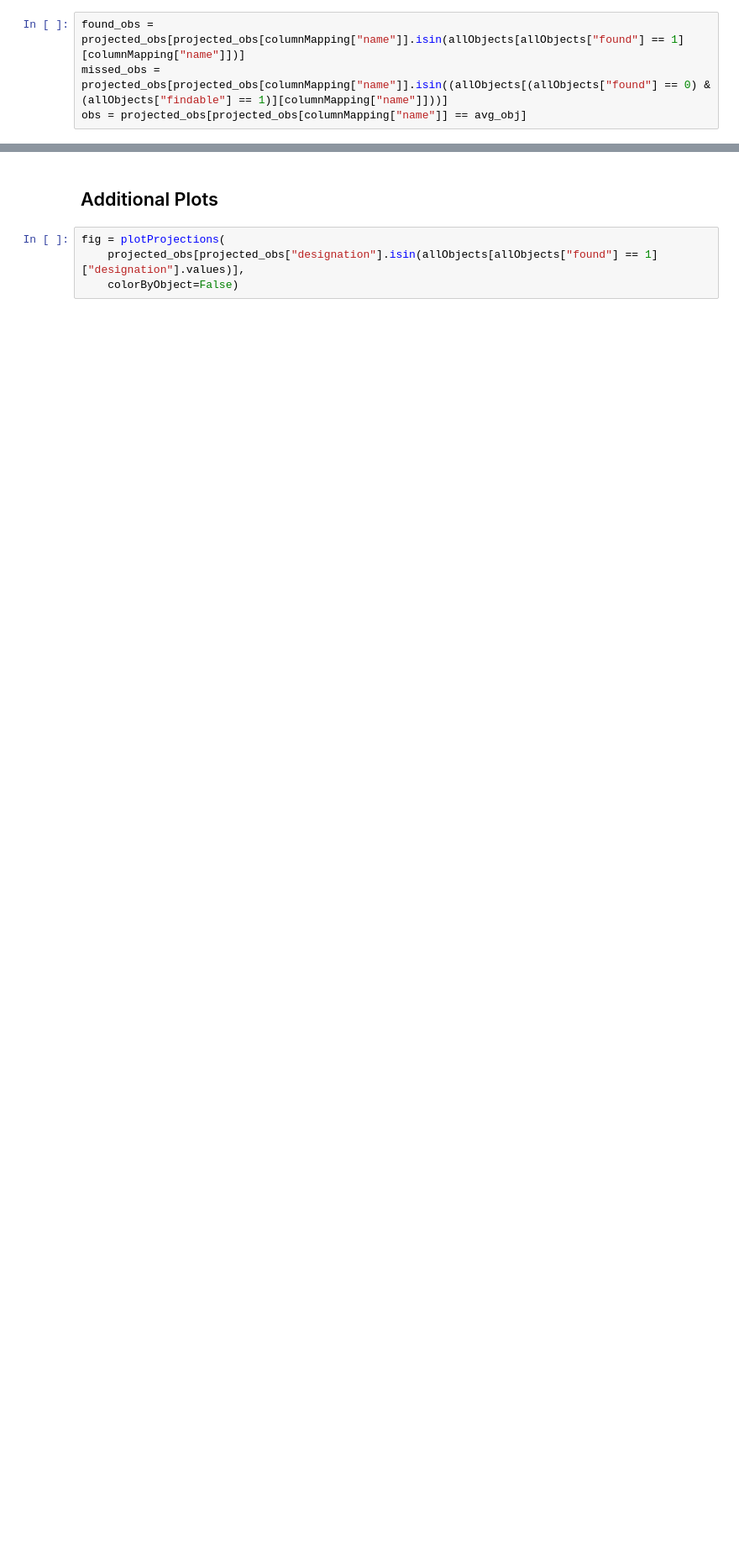
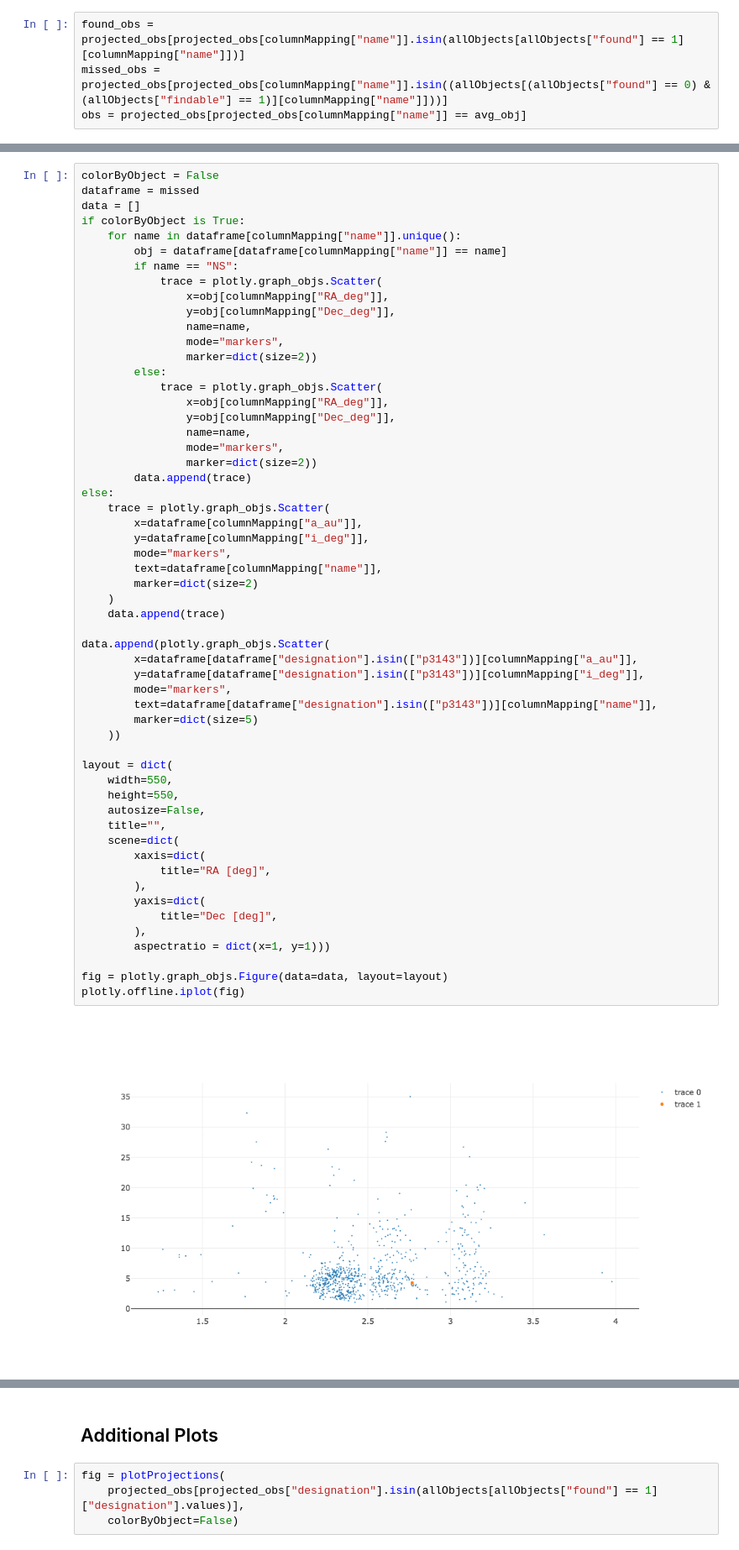
Before and after one commit to moeyensj/thor, a Jupyter notebook: notebooks/dev_msst.ipynb, the cells around one changed output, grey strips where cells are left out. Shown at 84% size. Drawn from its saved outputs; the diff is of its cells as text; blank space fills up the shorter version.

```diff
--- a/notebooks/dev_msst.ipynb
+++ b/notebooks/dev_msst.ipynb
@@ -242,0 +262,58 @@ Text(-0.0082271,0.000964367,'Found objects: 1023')
+# %%
+colorByObject = False
+dataframe = missed
+data = []
+if colorByObject is True:
+    for name in dataframe[columnMapping["name"]].unique():
+        obj = dataframe[dataframe[columnMapping["name"]] == name]
+        if name == "NS":
+            trace = plotly.graph_objs.Scatter(
+                x=obj[columnMapping["RA_deg"]],
+                y=obj[columnMapping["Dec_deg"]],
+                name=name,
+                mode="markers",
+                marker=dict(size=2))
+        else:
+            trace = plotly.graph_objs.Scatter(
+                x=obj[columnMapping["RA_deg"]],
+                y=obj[columnMapping["Dec_deg"]],
+                name=name,
+                mode="markers",
+                marker=dict(size=2))
+        data.append(trace)
+else:
+    trace = plotly.graph_objs.Scatter(
+        x=dataframe[columnMapping["a_au"]],
+        y=dataframe[columnMapping["i_deg"]],
+        mode="markers",
+        text=dataframe[columnMapping["name"]],
+        marker=dict(size=2)
+    )
+    data.append(trace)
+
+data.append(plotly.graph_objs.Scatter(
+        x=dataframe[dataframe["designation"].isin(["p3143"])][columnMapping["a_au"]],
+        y=dataframe[dataframe["designation"].isin(["p3143"])][columnMapping["i_deg"]],
+        mode="markers",
+        text=dataframe[dataframe["designation"].isin(["p3143"])][columnMapping["name"]],
+        marker=dict(size=5)
+    ))
+
+layout = dict(
+    width=550,
+    height=550,
+    autosize=False,
+    title="",
+    scene=dict(
+        xaxis=dict(
+            title="RA [deg]",
+        ),
+        yaxis=dict(
+            title="Dec [deg]",
+        ),
+        aspectratio = dict(x=1, y=1)))
+
+fig = plotly.graph_objs.Figure(data=data, layout=layout)
+plotly.offline.iplot(fig)
+# %% [output]
+[figure, added]
```
Also changed, not shown: parts of 26 cells of this notebook.
